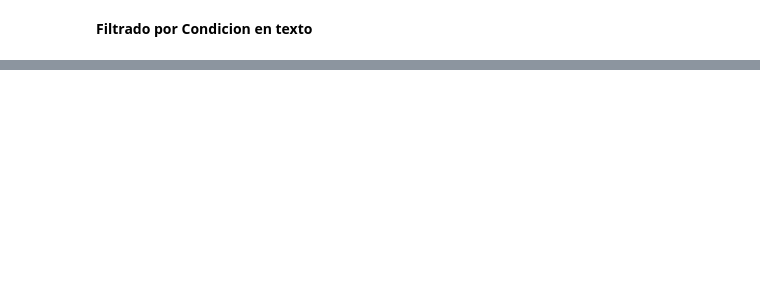
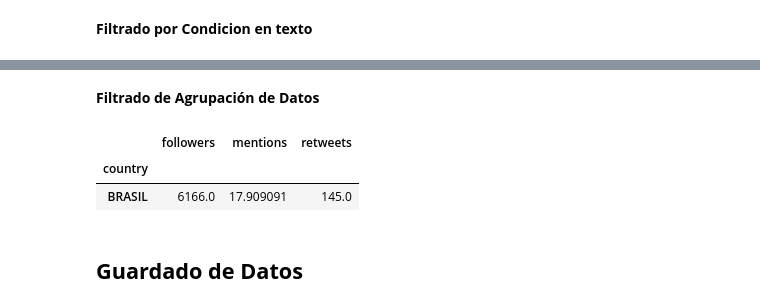
Before and after one commit to Jesusleg95/AnalisisDatosPython, a Jupyter notebook: pandas_notebook.ipynb, the cells around one changed output, grey strips where cells are left out. Saved outputs shown, nothing was run; the diff lists cells and outputs as text; code cells hidden in the pictures; blank space fills up the shorter version.

```diff
--- a/pandas_notebook.ipynb
+++ b/pandas_notebook.ipynb
@@ -244,0 +267,16 @@ df.head()
+# %% [markdown]
+**Filtrado de Agrupación de Datos**
+# %%
+grouped = df.groupby("country").agg({
+    "followers":'sum',
+    "mentions":'mean',
+    "retweets":'max'
+})
+
+grouped[grouped["followers"] > 5000]
+# %% [output]
+|  | followers | mentions | retweets |
+| country |  |  |  |
+| BRASIL | 6166.0 | 17.909091 | 145.0 |
+# %% [markdown]
+## **Guardado de Datos**
```
Also changed, not shown: parts of 6 cells of this notebook.
